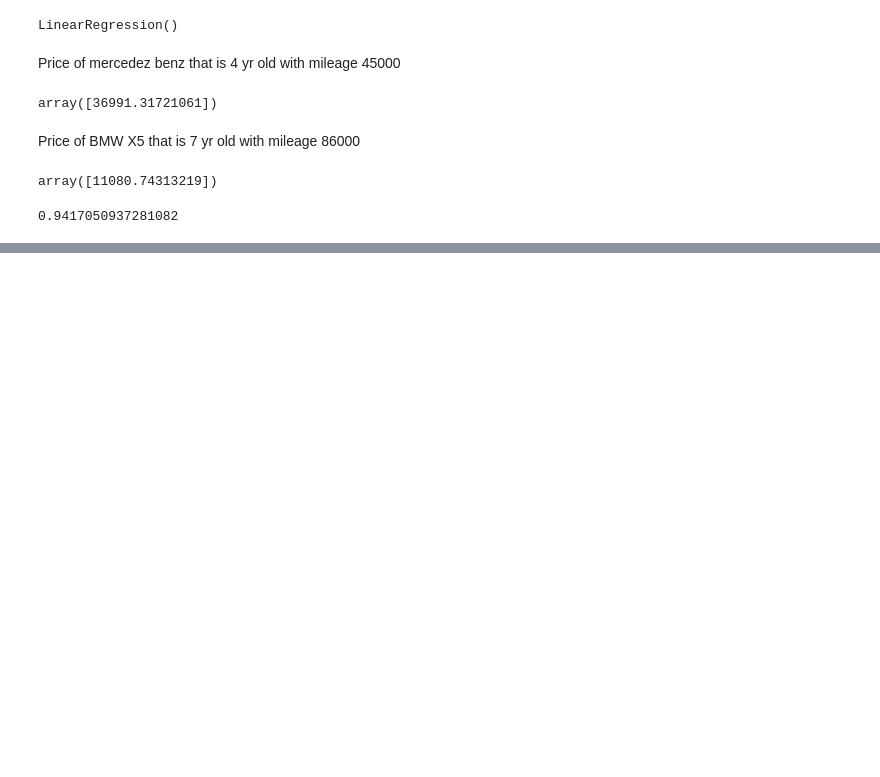
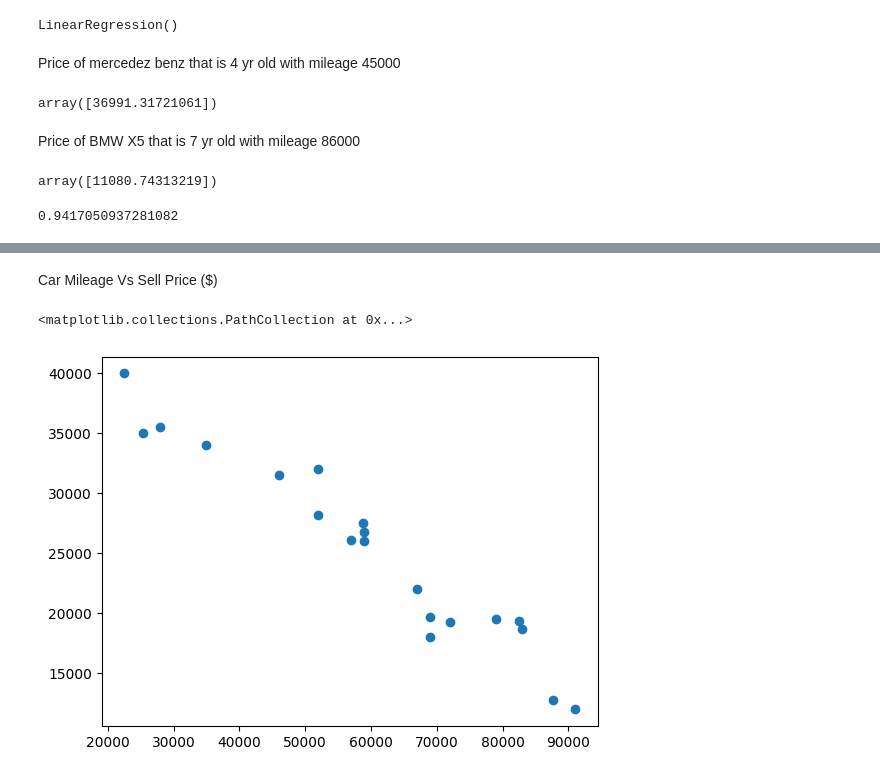
Before and after one commit to AmanKumar9122/NLP_Codes, a Jupyter notebook: Machine_Learning.ipynb, the cells around one changed output, grey strips where cells are left out. Saved outputs shown, nothing was run; the diff lists cells and outputs as text; code cells hidden in the pictures; blank space fills up the shorter version.

```diff
--- a/Machine_Learning.ipynb
+++ b/Machine_Learning.ipynb
@@ -757,0 +762,4 @@ model.score(X,y)
+# %%
+import pandas as pd
+df = pd.read_csv("carprices (1).csv")
+df.head()
@@ -757,0 +773,10 @@ model.score(X,y)
+# %% [markdown]
+Car Mileage Vs Sell Price ($)
+# %%
+import matplotlib.pyplot as plt
+%matplotlib inline
+
+plt.scatter(df['Mileage'],df['Sell Price($)'])
+# %% [output]
+<matplotlib.collections.PathCollection at 0x...>
+[figure, added]
```
Also changed, not shown: parts of 14 cells of this notebook.
